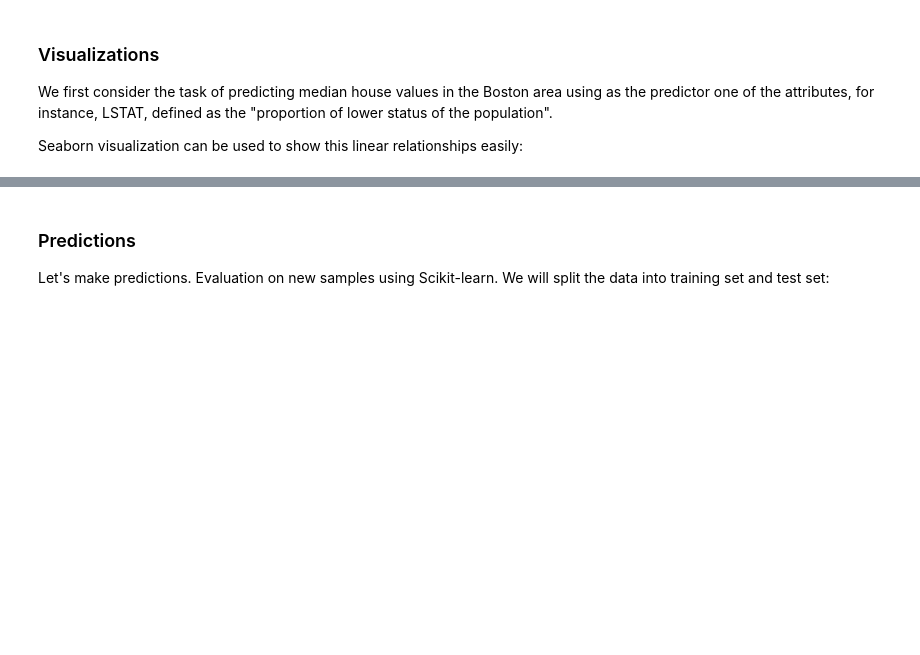
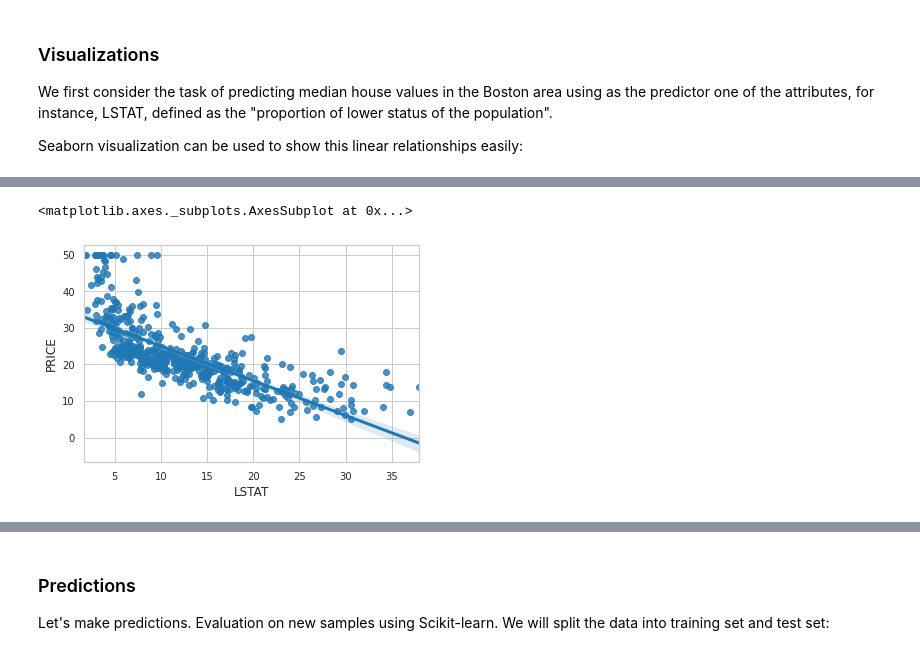
Before and after one commit to hansfranke1985/ADS, a Jupyter notebook: DataWrangling/week_8_DataModeling/Tutorial/Week08_Regression_Classification_Evaluation_T1.ipynb, the cells around one changed output, grey strips where cells are left out. Cells and saved outputs as stored; diff of their text form; code cells hidden in the pictures; blank space fills up the shorter version.

```diff
--- a/DataWrangling/week_8_DataModeling/Tutorial/Week08_Regression_Classification_Evaluation_T1.ipynb
+++ b/DataWrangling/week_8_DataModeling/Tutorial/Week08_Regression_Classification_Evaluation_T1.ipynb
@@ -434,3 +538,9 @@ plt.ylabel('count')
 We first consider the task of predicting median house values in the Boston area using as the predictor one of the attributes, for instance, LSTAT, defined as the "proportion of lower status of the population".
 
 Seaborn visualization can be used to show this linear relationships easily:
+# %%
+#transform to a dataframe
+df_boston = datasets.load_boston()
+df_boston = pd.DataFrame(df_boston.data, columns=df_boston.feature_names)
+df_boston['PRICE'] = y_boston
+df_boston.head()
@@ -437,5 +554,9 @@ Seaborn visualization can be used to show this linear relationships easily:
 # %%
 # TODO: Visualization of the relations between price and LSTAT
+sns.regplot(df_boston['LSTAT'], df_boston['PRICE'])
+# %% [output]
+<matplotlib.axes._subplots.AxesSubplot at 0x...>
+[figure, added]
 # %%
 # Visualization of the relations between price and RM
 sns.lmplot(x = "PRICE", y = "RM", data = df_boston, height = 5.2, aspect = 2)
```
Also changed, not shown: parts of 25 cells of this notebook, 2 other files.
